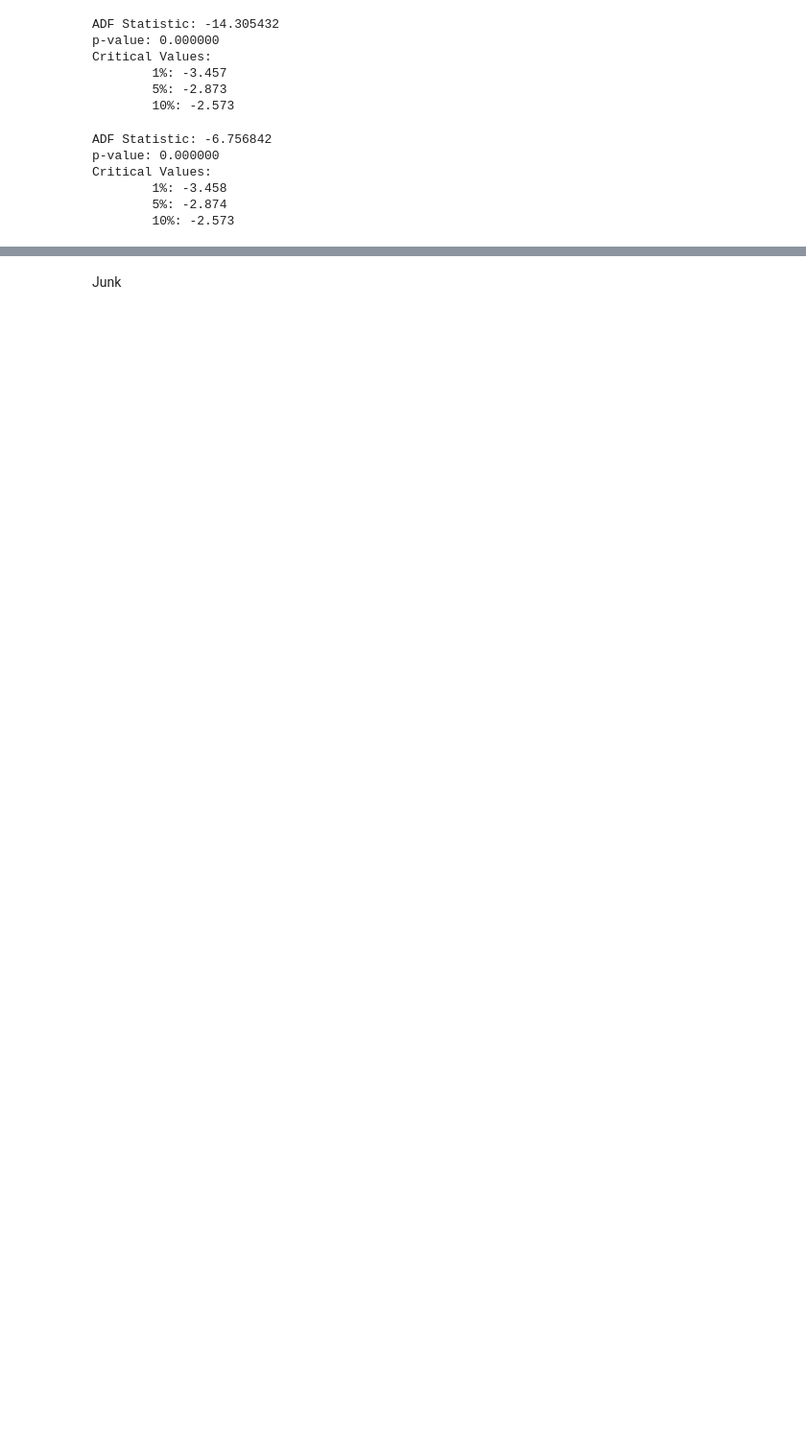
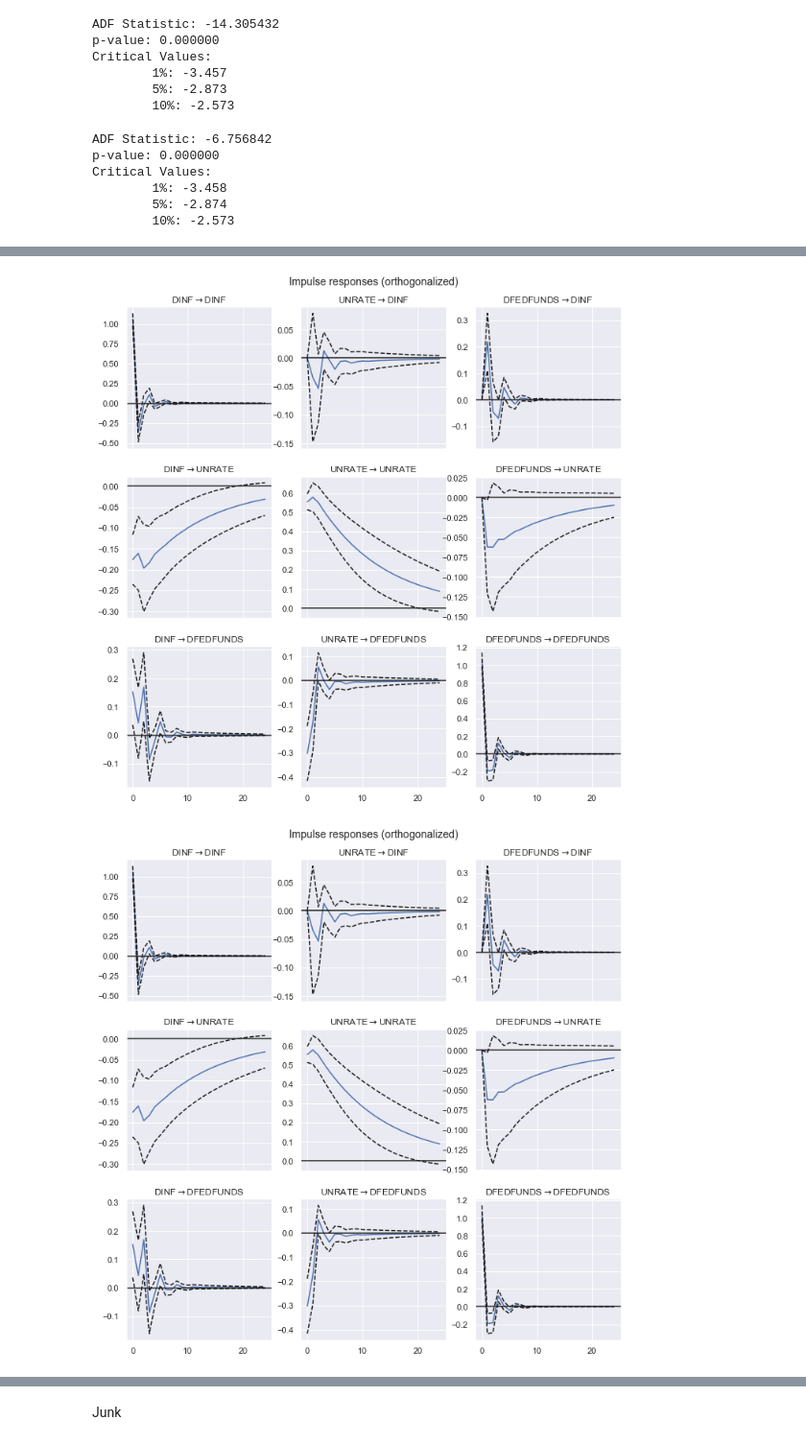
Before and after one commit to jo2hummel/Advanced-Time-Series, a Jupyter notebook: Take Home/Take Home_v0.ipynb, the cells around one changed output, grey strips where cells are left out. Shown at 96% size. Saved outputs shown, nothing was run; the diff lists cells and outputs as text; code cells hidden in the pictures; blank space fills up the shorter version.

```diff
--- a/Take Home/Take Home_v0.ipynb
+++ b/Take Home/Take Home_v0.ipynb
@@ -599,0 +680,13 @@ Exercise 2(i)
+# %%
+h = 24
+irf = preferred_model.irf(h)
+
+irf.plot(orth=True,signif=0.1)
+
+# Note the plot function is flexible and can plot only variables of interest if so desired:
+# irf.plot(impulse='realgdp')
+
+## NOTE (from documentation+lecture): Orthogonalization is done using the Cholesky decomposition of the estimated error covariance matrix and hence interpretations may change depending on variable ordering.
+# %% [output]
+[figure, added]
+[figure, added]
```
Also changed, not shown: parts of 30 cells of this notebook.
